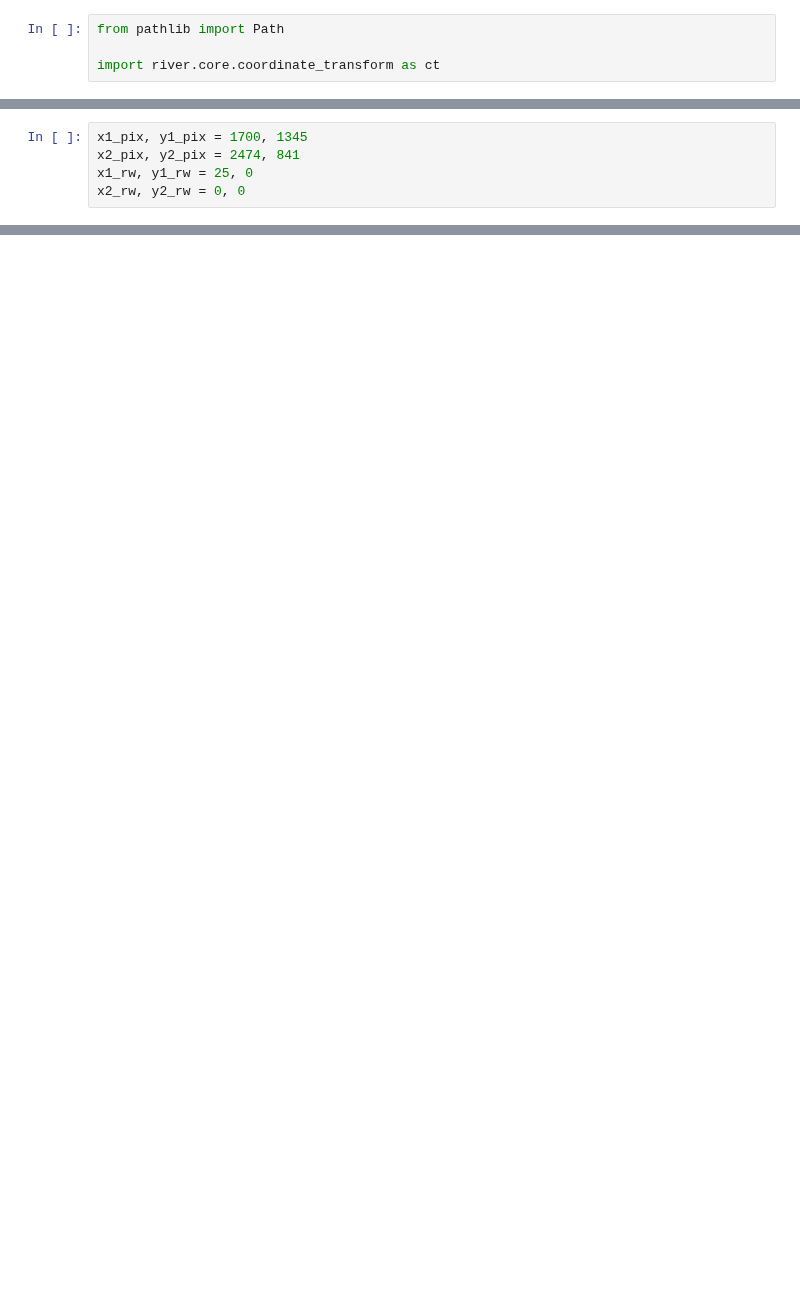
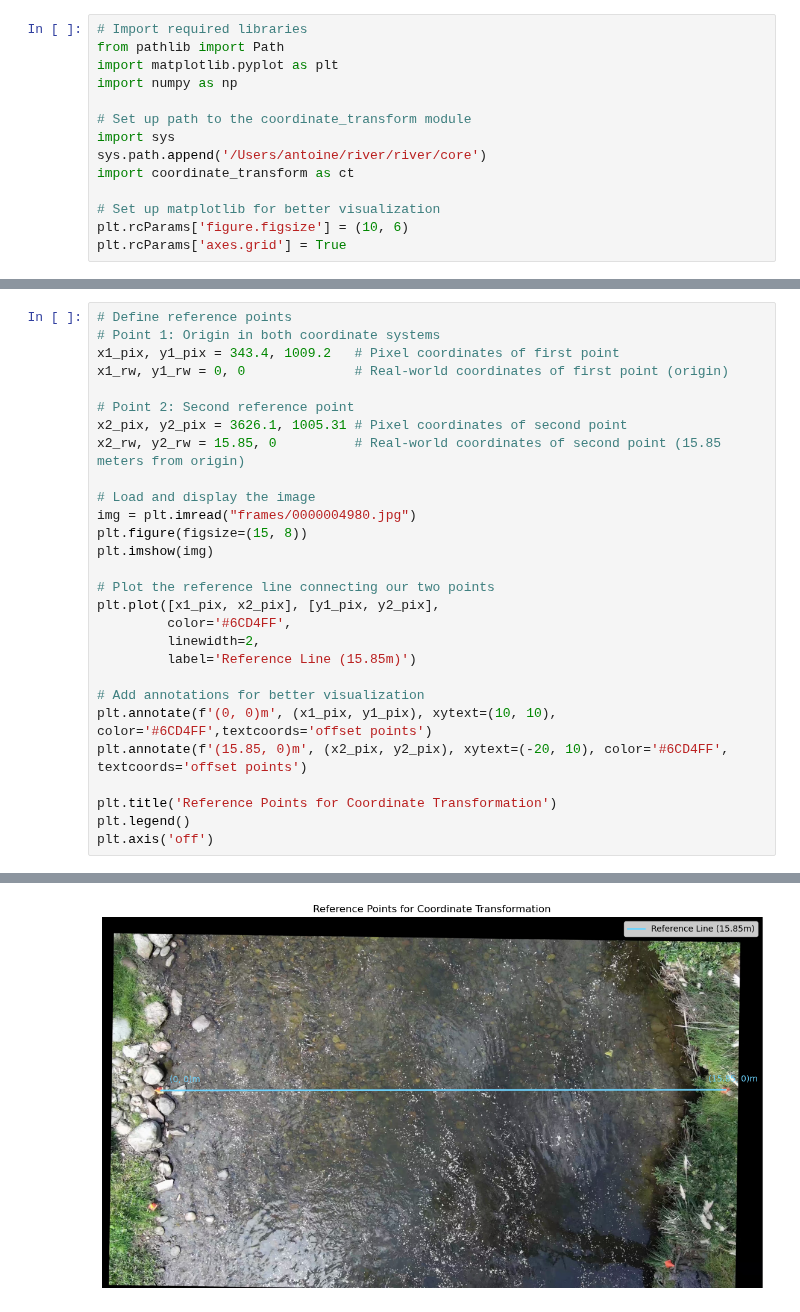
Before and after one commit to oruscam/RIVeR, a Jupyter notebook: examples/coordinate_transform_example.ipynb, the cells around one changed output, grey strips where cells are left out. Saved outputs shown, nothing was run; the diff lists cells and outputs as text; blank space fills up the shorter version.

Commit message:
update coordinate_transform_example

```diff
--- a/examples/coordinate_transform_example.ipynb
+++ b/examples/coordinate_transform_example.ipynb
@@ -3,4 +21,14 @@
 # %%
+# Import required libraries
 from pathlib import Path
+import matplotlib.pyplot as plt
+import numpy as np
 
-import river.core.coordinate_transform as ct
+# Set up path to the coordinate_transform module
+import sys
+sys.path.append('/Users/antoine/river/river/core')
+import coordinate_transform as ct
+
+# Set up matplotlib for better visualization
+plt.rcParams['figure.figsize'] = (10, 6)
+plt.rcParams['axes.grid'] = True
@@ -7,5 +43,29 @@ import river.core.coordinate_transform as ct
 # %%
-x1_pix, y1_pix = 1700, 1345
-x2_pix, y2_pix = 2474, 841
-x1_rw, y1_rw = 25, 0
-x2_rw, y2_rw = 0, 0
+# Define reference points
+# Point 1: Origin in both coordinate systems
+x1_pix, y1_pix = 343.4, 1009.2   # Pixel coordinates of first point
+x1_rw, y1_rw = 0, 0              # Real-world coordinates of first point (origin)
+
+# Point 2: Second reference point
+x2_pix, y2_pix = 3626.1, 1005.31 # Pixel coordinates of second point
+x2_rw, y2_rw = 15.85, 0          # Real-world coordinates of second point (15.85 meters from origin)
+
+# Load and display the image
+img = plt.imread("frames/0000004980.jpg")
+plt.figure(figsize=(15, 8))
+plt.imshow(img)
+
+# Plot the reference line connecting our two points
+plt.plot([x1_pix, x2_pix], [y1_pix, y2_pix],
+         color='#6CD4FF',
+         linewidth=2,
+         label='Reference Line (15.85m)')
+
+# Add annotations for better visualization
+plt.annotate(f'(0, 0)m', (x1_pix, y1_pix), xytext=(10, 10), color='#6CD4FF',textcoords='offset points')
+plt.annotate(f'(15.85, 0)m', (x2_pix, y2_pix), xytext=(-20, 10), color='#6CD4FF', textcoords='offset points')
+
+plt.title('Reference Points for Coordinate Transformation')
+plt.legend()
+plt.axis('off')
+# %% [output]
@@ -11,0 +73 @@ x2_rw, y2_rw = 0, 0
+[figure, added]
```
Also changed, not shown: parts of 12 cells of this notebook.
